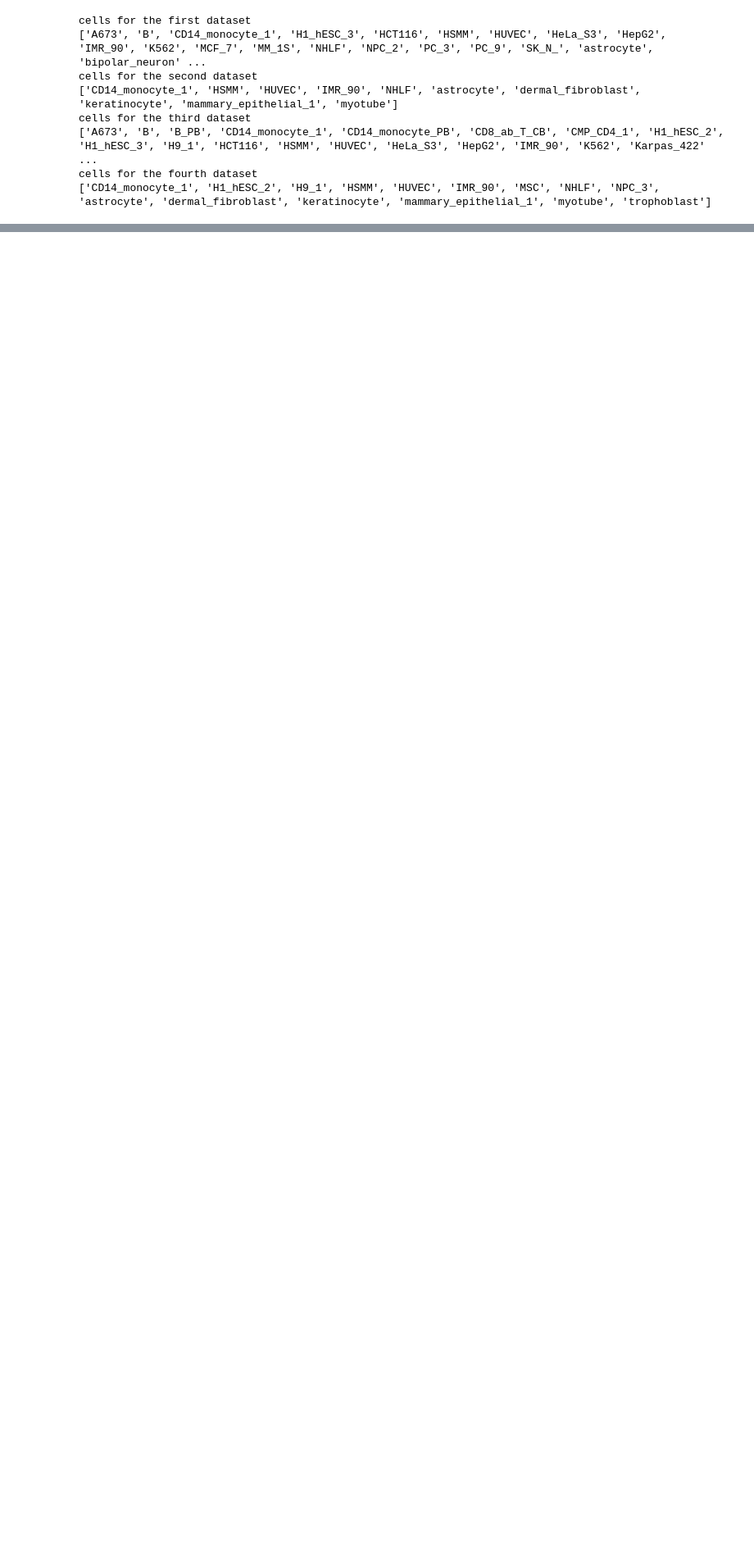
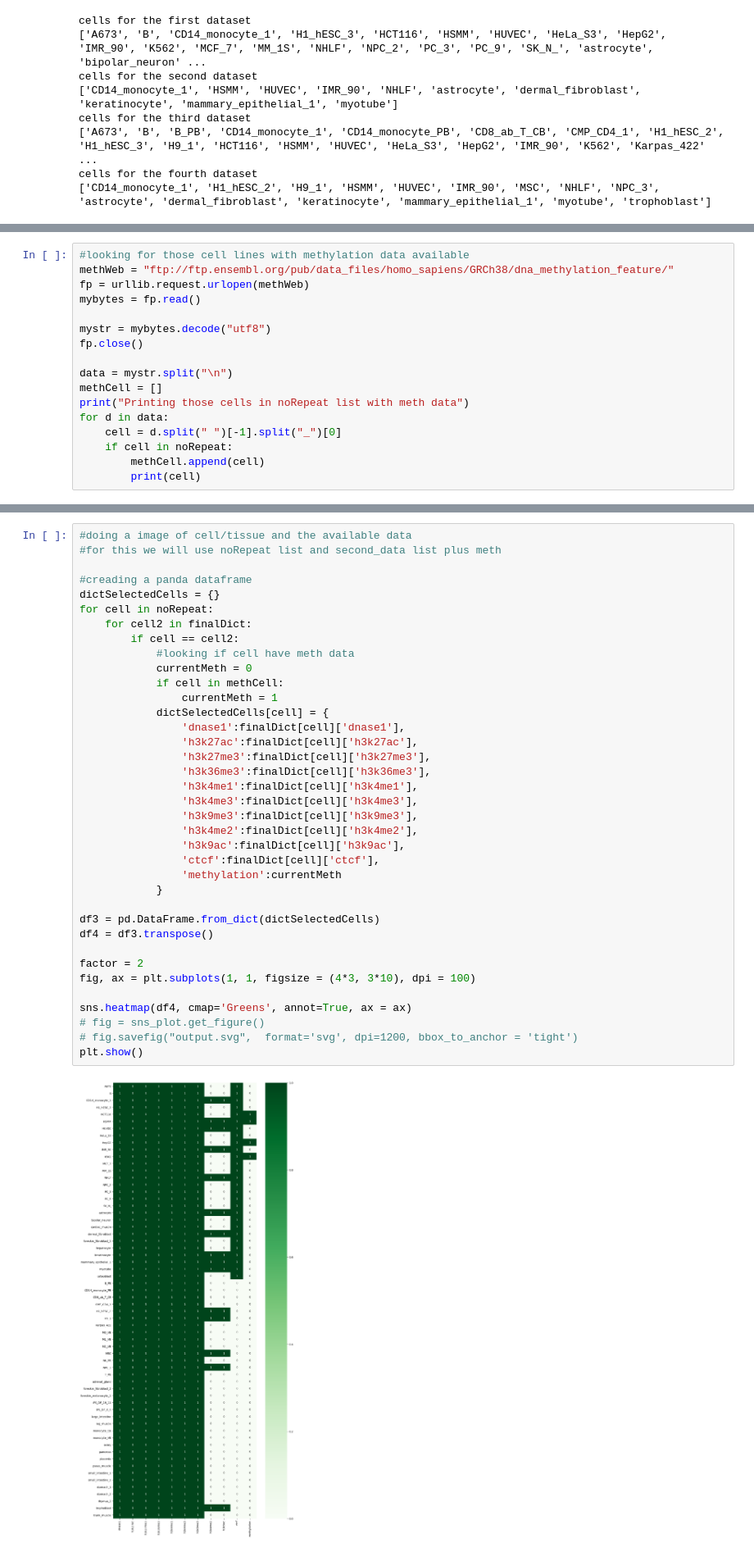
Before and after one commit to Cold7/explore-ensembl-regulatory-data, a Jupyter notebook: explore_ensembl101_data.ipynb, the cells around one changed output, grey strips where cells are left out. Shown at 82% size. Drawn from its saved outputs; the diff is of its cells as text; blank space fills up the shorter version.

```diff
--- a/explore_ensembl101_data.ipynb
+++ b/explore_ensembl101_data.ipynb
@@ -240,0 +247,17 @@ cells for the fourth dataset
+# %%
+#looking for those cell lines with methylation data available
+methWeb = "ftp://ftp.ensembl.org/pub/data_files/homo_sapiens/GRCh38/dna_methylation_feature/"
+fp = urllib.request.urlopen(methWeb)
+mybytes = fp.read()
+
+mystr = mybytes.decode("utf8")
+fp.close()
+
+data = mystr.split("\n")
+methCell = []
+print("Printing those cells in noRepeat list with meth data")
+for d in data:
+    cell = d.split(" ")[-1].split("_")[0]
+    if cell in noRepeat:
+        methCell.append(cell)
+        print(cell)
@@ -240,0 +270,39 @@ cells for the fourth dataset
+# %%
+#doing a image of cell/tissue and the available data
+#for this we will use noRepeat list and second_data list plus meth
+
+#creading a panda dataframe
+dictSelectedCells = {}
+for cell in noRepeat:
+    for cell2 in finalDict:
+        if cell == cell2:
+            #looking if cell have meth data
+            currentMeth = 0
+            if cell in methCell:
+                currentMeth = 1
+            dictSelectedCells[cell] = {
+                'dnase1':finalDict[cell]['dnase1'],
+                'h3k27ac':finalDict[cell]['h3k27ac'],
+                'h3k27me3':finalDict[cell]['h3k27me3'],
+                'h3k36me3':finalDict[cell]['h3k36me3'],
+                'h3k4me1':finalDict[cell]['h3k4me1'],
+                'h3k4me3':finalDict[cell]['h3k4me3'],
+                'h3k9me3':finalDict[cell]['h3k9me3'],
+                'h3k4me2':finalDict[cell]['h3k4me2'],
+                'h3k9ac':finalDict[cell]['h3k9ac'],
+                'ctcf':finalDict[cell]['ctcf'],
+                'methylation':currentMeth
+            }
+
+df3 = pd.DataFrame.from_dict(dictSelectedCells)
+df4 = df3.transpose()
+
+factor = 2
+fig, ax = plt.subplots(1, 1, figsize = (4*3, 3*10), dpi = 100)
+
+sns.heatmap(df4, cmap='Greens', annot=True, ax = ax)
+# fig = sns_plot.get_figure()
+# fig.savefig("output.svg",  format='svg', dpi=1200, bbox_to_anchor = 'tight')
+plt.show()
+# %% [output]
+[figure, added]
```
Also changed, not shown: parts of 5 cells of this notebook.
